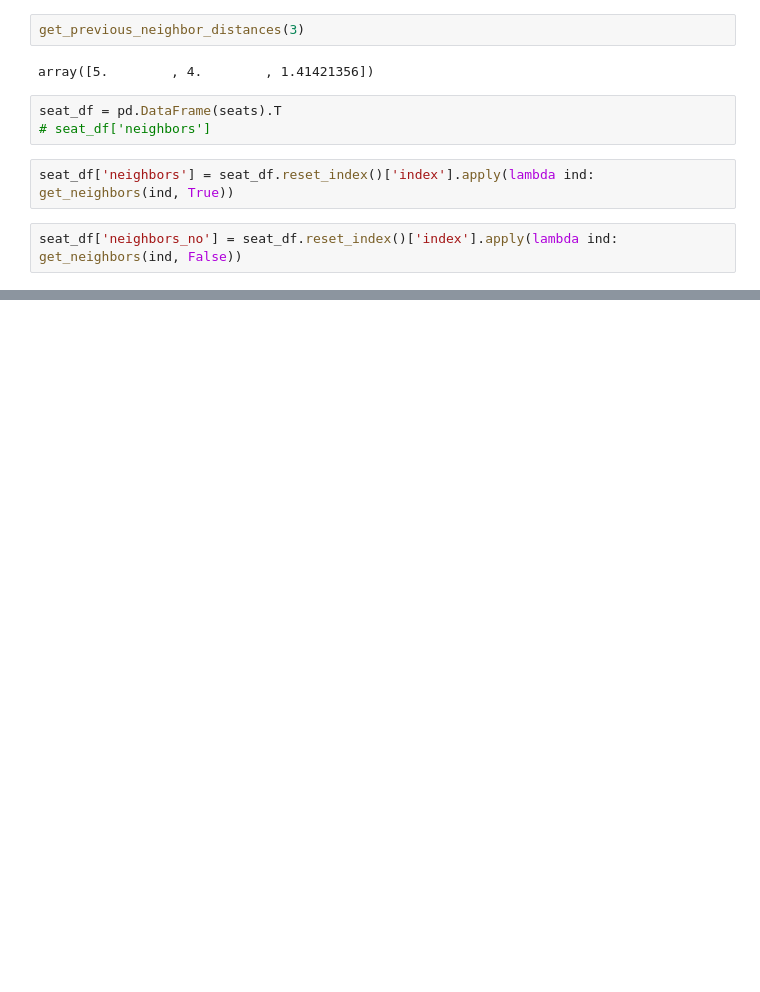
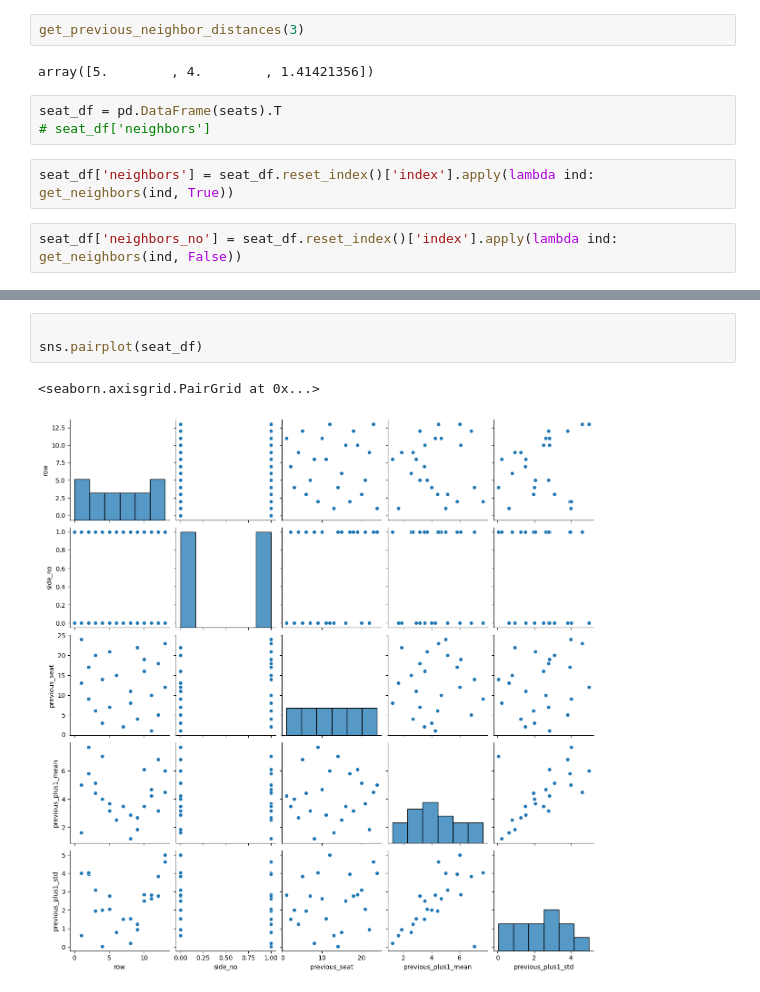
Before and after one commit to dtersegno/nz-seats, a Jupyter notebook: seats.ipynb, the cells around one changed output, grey strips where cells are left out. Saved outputs shown, nothing was run; the diff lists cells and outputs as text; blank space fills up the shorter version.

```diff
--- a/seats.ipynb
+++ b/seats.ipynb
@@ -169,0 +285,6 @@ dict_keys(['Driver', 'Front Door', 1, 14, 18, 10, 7, 21, 15, 4, 22, 8, 16, 'toil
+# %%
+
+sns.pairplot(seat_df)
+# %% [output]
+<seaborn.axisgrid.PairGrid at 0x...>
+[figure, added]
```
Also changed, not shown: parts of 16 cells of this notebook.
